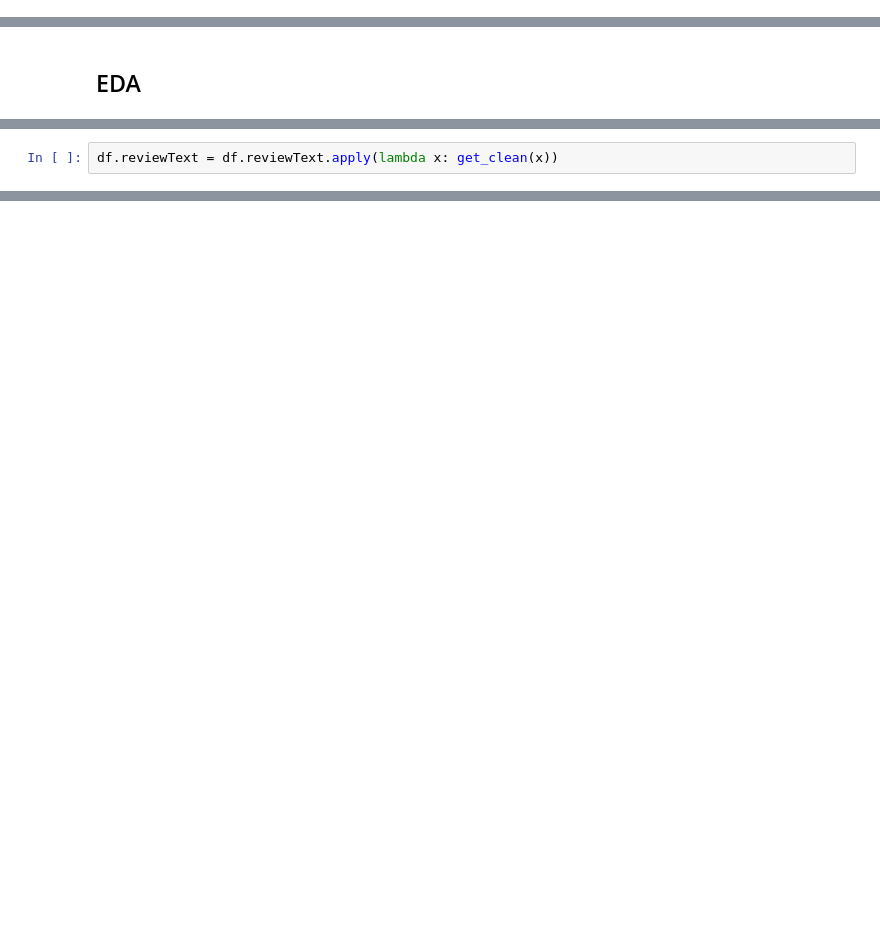
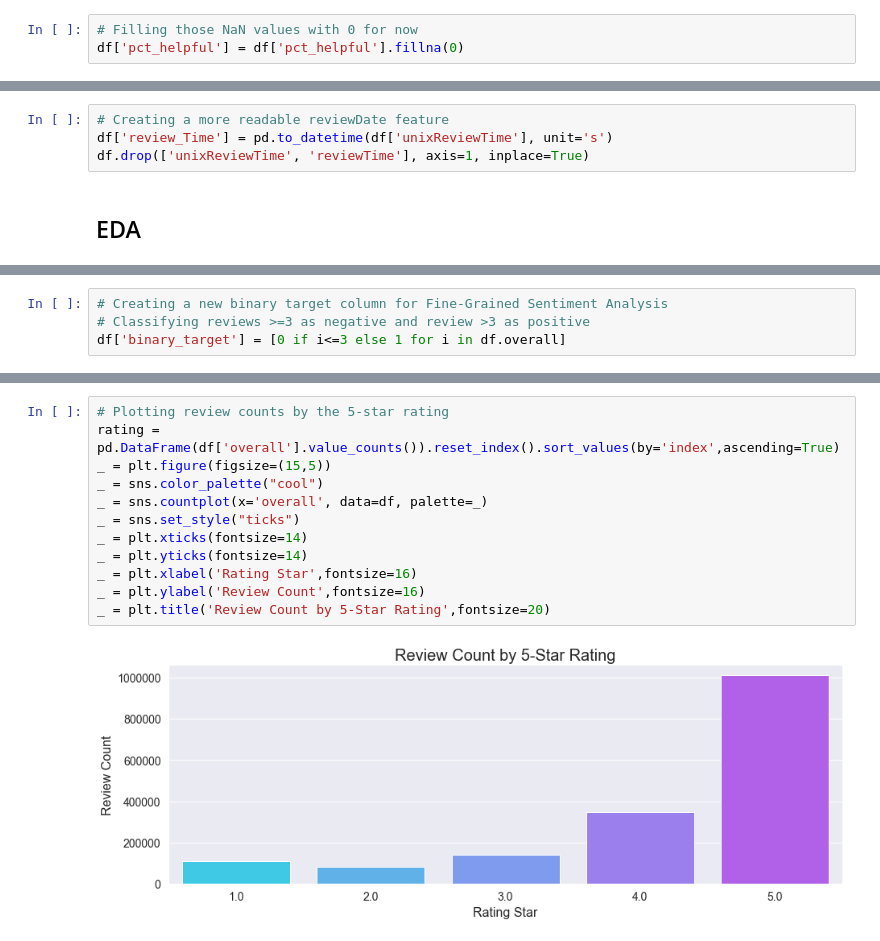
Before and after one commit to Z-Palamara/Capstone_2, a Jupyter notebook: Capstone 2 - Amazon Product Reviews.ipynb, the cells around one changed output, grey strips where cells are left out. Drawn from its saved outputs; the diff is of its cells as text; blank space fills up the shorter version.

```diff
--- a/Capstone 2 - Amazon Product Reviews.ipynb
+++ b/Capstone 2 - Amazon Product Reviews.ipynb
@@ -33,0 +153,3 @@ df = df[['reviewText', 'overall']]
+# %%
+# Filling those NaN values with 0 for now
+df['pct_helpful'] = df['pct_helpful'].fillna(0)
@@ -34,2 +162,6 @@ df = df[['reviewText', 'overall']]
+# %%
+# Creating a more readable reviewDate feature
+df['review_Time'] = pd.to_datetime(df['unixReviewTime'], unit='s')
+df.drop(['unixReviewTime', 'reviewTime'], axis=1, inplace=True)
 # %% [markdown]
 ## EDA
@@ -160,2 +167,0 @@ def get_clean(x):
-# %%
-df.reviewText = df.reviewText.apply(lambda x: get_clean(x))
@@ -257,0 +191,4 @@ array([5.])
+# %%
+# Creating a new binary target column for Fine-Grained Sentiment Analysis
+# Classifying reviews >=3 as negative and review >3 as positive
+df['binary_target'] = [0 if i<=3 else 1 for i in df.overall]
@@ -257,0 +201,14 @@ array([5.])
+# %%
+# Plotting review counts by the 5-star rating
+rating = pd.DataFrame(df['overall'].value_counts()).reset_index().sort_values(by='index',ascending=True)
+_ = plt.figure(figsize=(15,5))
+_ = sns.color_palette("cool")
+_ = sns.countplot(x='overall', data=df, palette=_)
+_ = sns.set_style("ticks")
+_ = plt.xticks(fontsize=14)
+_ = plt.yticks(fontsize=14)
+_ = plt.xlabel('Rating Star',fontsize=16)
+_ = plt.ylabel('Review Count',fontsize=16)
+_ = plt.title('Review Count by 5-Star Rating',fontsize=20)
+# %% [output]
+[figure, added]
```
Also changed, not shown: parts of 77 cells of this notebook.
